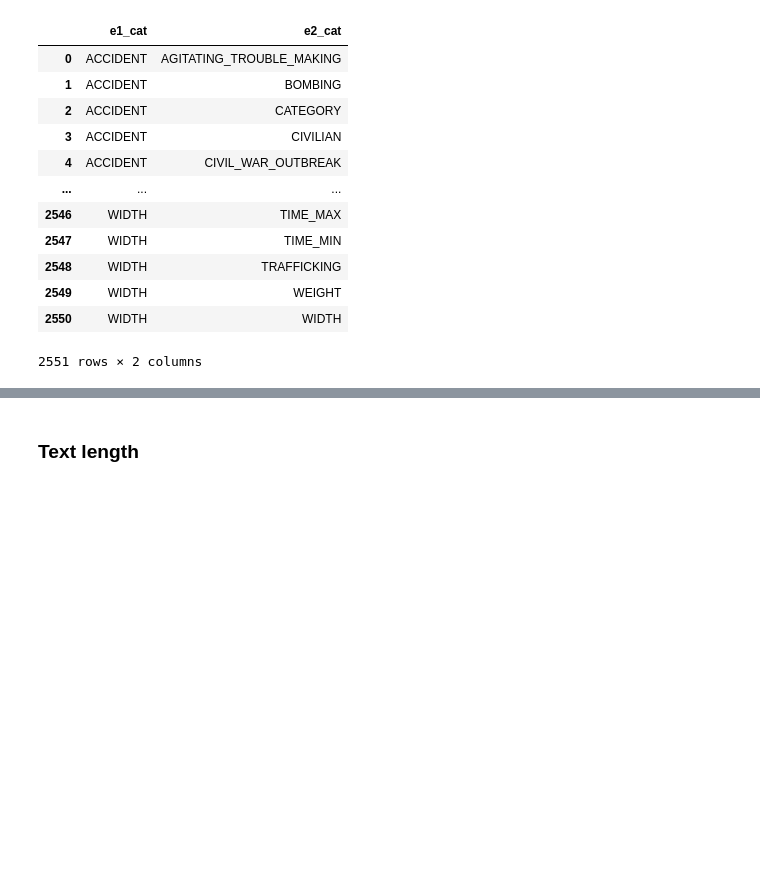
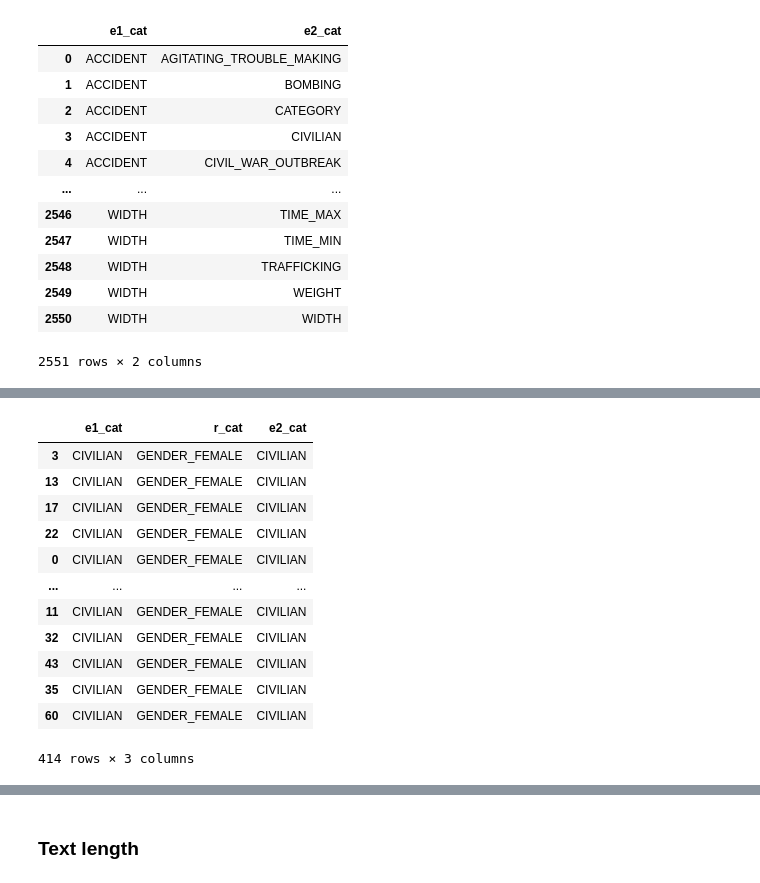
Before and after one commit to lengocluyen/relation_extraction_textmine25, a Jupyter notebook: defi_textmine_2025/eda.ipynb, the cells around one changed output, grey strips where cells are left out. Drawn from its saved outputs; the diff is of its cells as text; code cells hidden in the pictures; blank space fills up the shorter version.

```diff
--- a/defi_textmine_2025/eda.ipynb
+++ b/defi_textmine_2025/eda.ipynb
@@ -779,0 +850,16 @@ entity_pairs_never_in_relation_df
+# %%
+entity_relation_cat_df.query("r_cat=='GENDER_FEMALE'")#.shape[0]
+# %% [output]
+|  | e1_cat | r_cat | e2_cat |
+| 3 | CIVILIAN | GENDER_FEMALE | CIVILIAN |
+| 13 | CIVILIAN | GENDER_FEMALE | CIVILIAN |
+| 17 | CIVILIAN | GENDER_FEMALE | CIVILIAN |
+| 22 | CIVILIAN | GENDER_FEMALE | CIVILIAN |
+| 0 | CIVILIAN | GENDER_FEMALE | CIVILIAN |
+| ... | ... | ... | ... |
+| 11 | CIVILIAN | GENDER_FEMALE | CIVILIAN |
+| 32 | CIVILIAN | GENDER_FEMALE | CIVILIAN |
+| 43 | CIVILIAN | GENDER_FEMALE | CIVILIAN |
+| 35 | CIVILIAN | GENDER_FEMALE | CIVILIAN |
+| 60 | CIVILIAN | GENDER_FEMALE | CIVILIAN |
+414 rows × 3 columns
```
Also changed, not shown: parts of 29 cells of this notebook, 5 other files.
